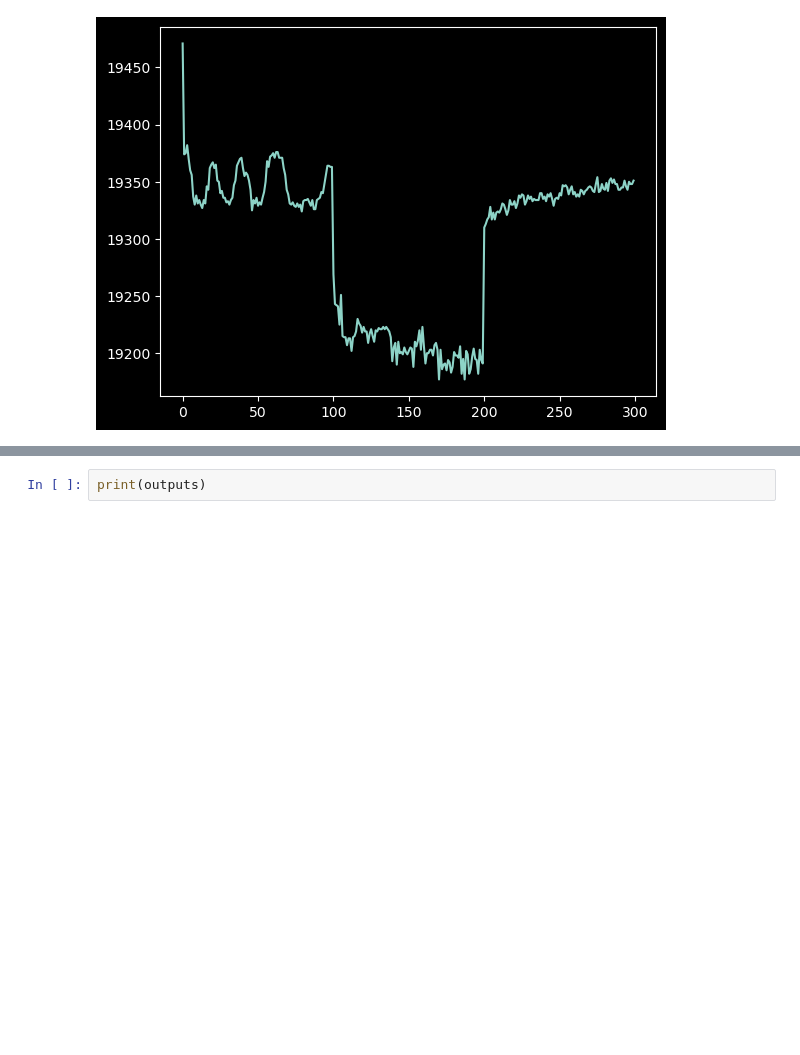
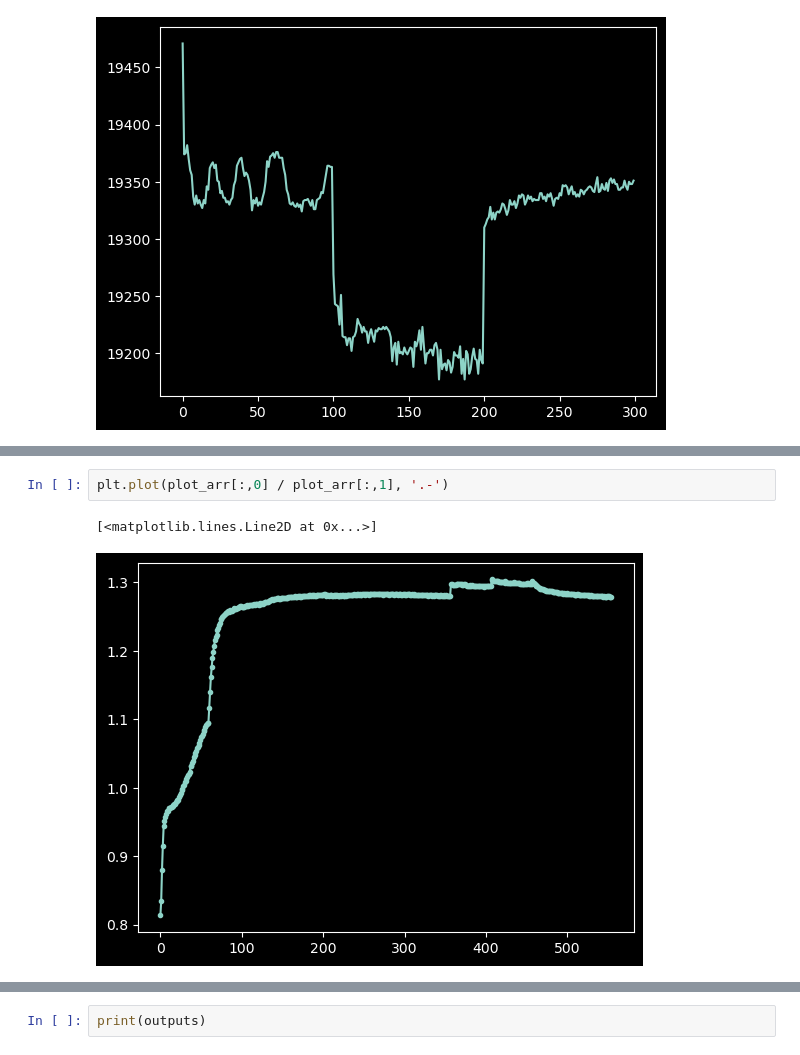
Before and after one commit to Jan-IngenHousz-Institute/ambit, a Jupyter notebook: sender.ipynb, the cells around one changed output, grey strips where cells are left out. Cells and saved outputs as stored; diff of their text form; blank space fills up the shorter version.

```diff
--- a/sender.ipynb
+++ b/sender.ipynb
@@ -102,0 +127,5 @@ print(outputs)
+# %%
+plt.plot(plot_arr[:,0] / plot_arr[:,1], '.-')
+# %% [output]
+[<matplotlib.lines.Line2D at 0x...>]
+[figure, added]
```
Also changed, not shown: parts of 6 cells of this notebook, 4 other files.
